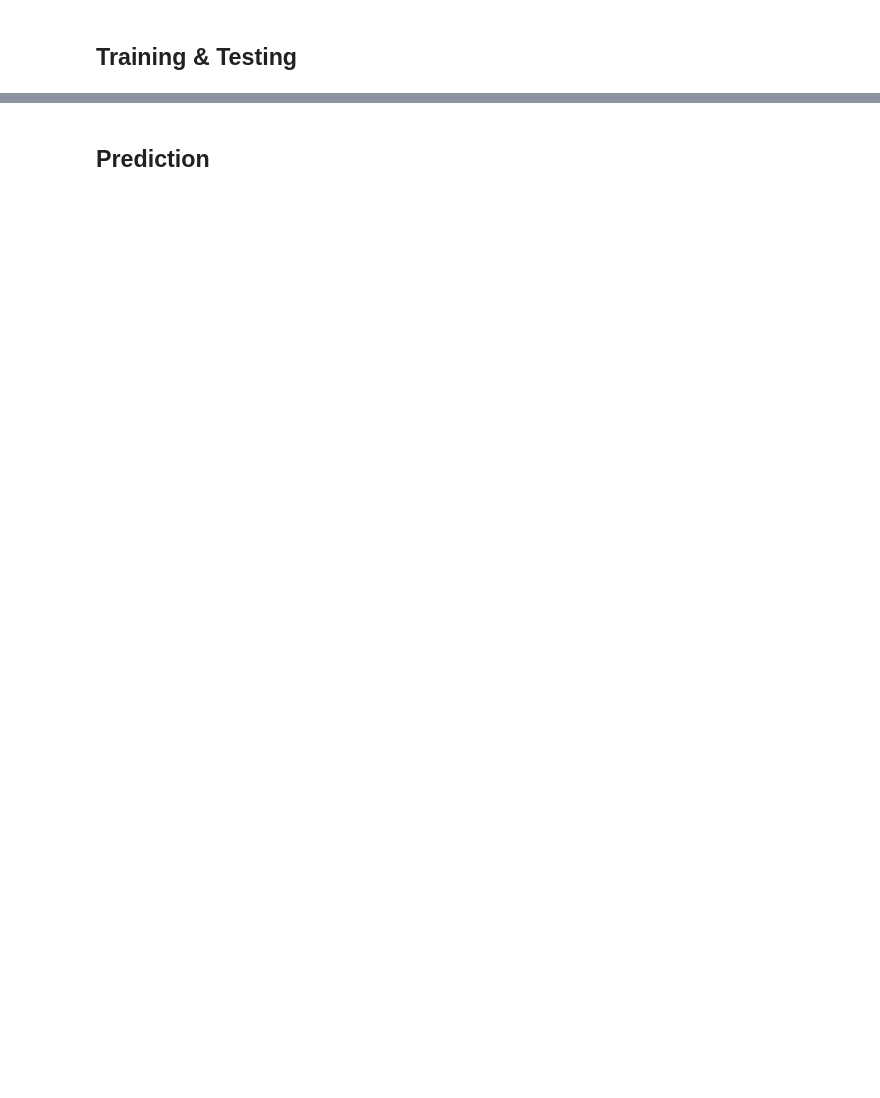
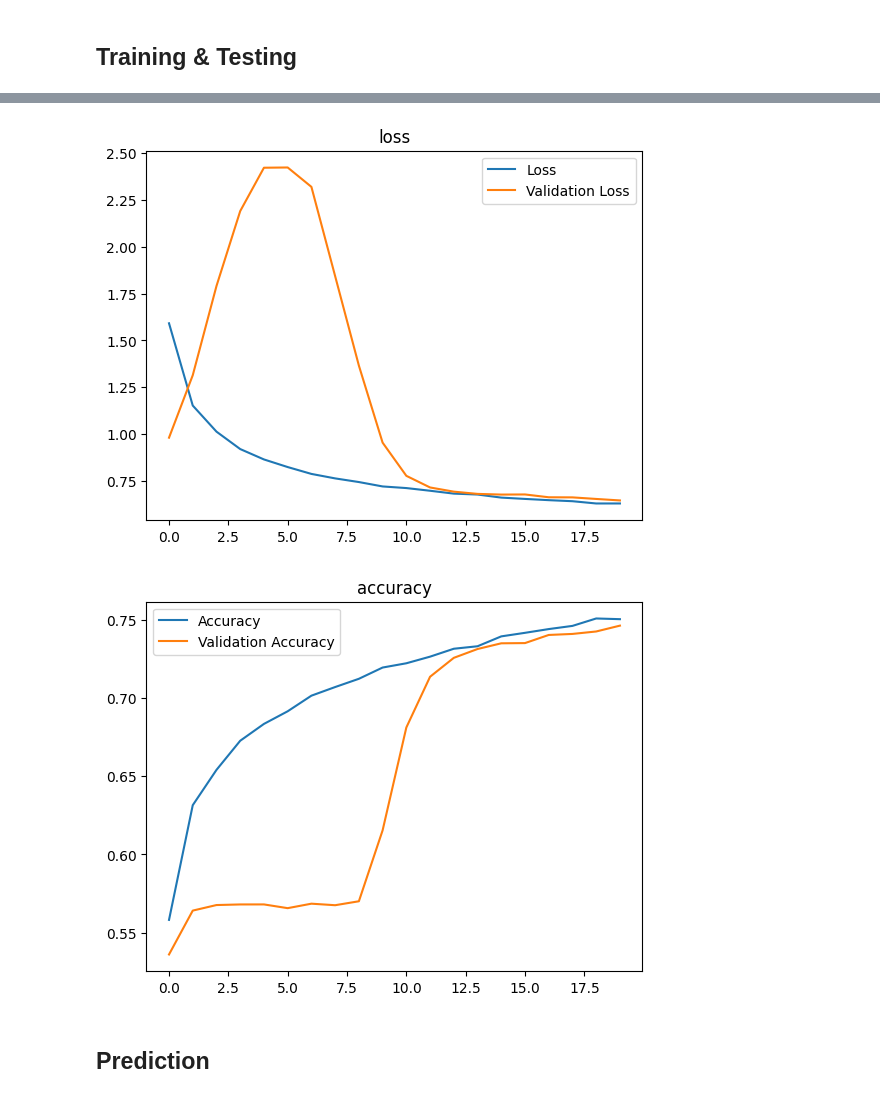
Before and after one commit to Lucs1590/USeS-BPCA, a Jupyter notebook: notebooks/u_net_bpca.ipynb, the cells around one changed output, grey strips where cells are left out. Drawn from its saved outputs; the diff is of its cells as text; code cells hidden in the pictures; blank space fills up the shorter version.

Commit message:
fix: details related to pandas and plot

```diff
--- a/notebooks/u_net_bpca.ipynb
+++ b/notebooks/u_net_bpca.ipynb
@@ -342,32 +358,35 @@ print("Accuracy: %.2f%%" % (accuracy * 100))
 # %%
-if isinstance(history, pd.DataFrame):
-    plt.plot(history['loss'])
-    plt.plot(history['val_loss'])
+if isinstance(model_history, pd.DataFrame):
+    plt.plot(model_history['loss'])
+    plt.plot(model_history['val_loss'])
     plt.legend(['train', 'test'])
     plt.title('loss')
     plt.legend(["Loss", "Validation Loss"])
     plt.savefig("loss.png", dpi=300, format="png")
     plt.figure()
-    plt.plot(history["accuracy"])
-    plt.plot(history['val_accuracy'])
+    plt.plot(model_history["accuracy"])
+    plt.plot(model_history['val_accuracy'])
     plt.legend(['train', 'test'])
     plt.title('accuracy')
 
 else:
-    plt.plot(history.history['loss'])
-    plt.plot(history.history['val_loss'])
+    plt.plot(model_history.history['loss'])
+    plt.plot(model_history.history['val_loss'])
     plt.legend(['train', 'test'])
     plt.title('loss')
     plt.legend(["Loss", "Validation Loss"])
     plt.savefig("loss.png", dpi=300, format="png")
     plt.figure()
-    plt.plot(history.history["accuracy"])
-    plt.plot(history.history['val_accuracy'])
+    plt.plot(model_history.history["accuracy"])
+    plt.plot(model_history.history['val_accuracy'])
     plt.legend(['train', 'test'])
     plt.title('accuracy')
 
 plt.legend(["Accuracy", "Validation Accuracy"])
 plt.savefig("accuracy.png", dpi=300, format="png")
+# %% [output]
+[figure, added]
+[figure, added]
 # %% [markdown]
 ## Prediction
 # %%
```
Also changed, not shown: parts of 8 cells of this notebook.
